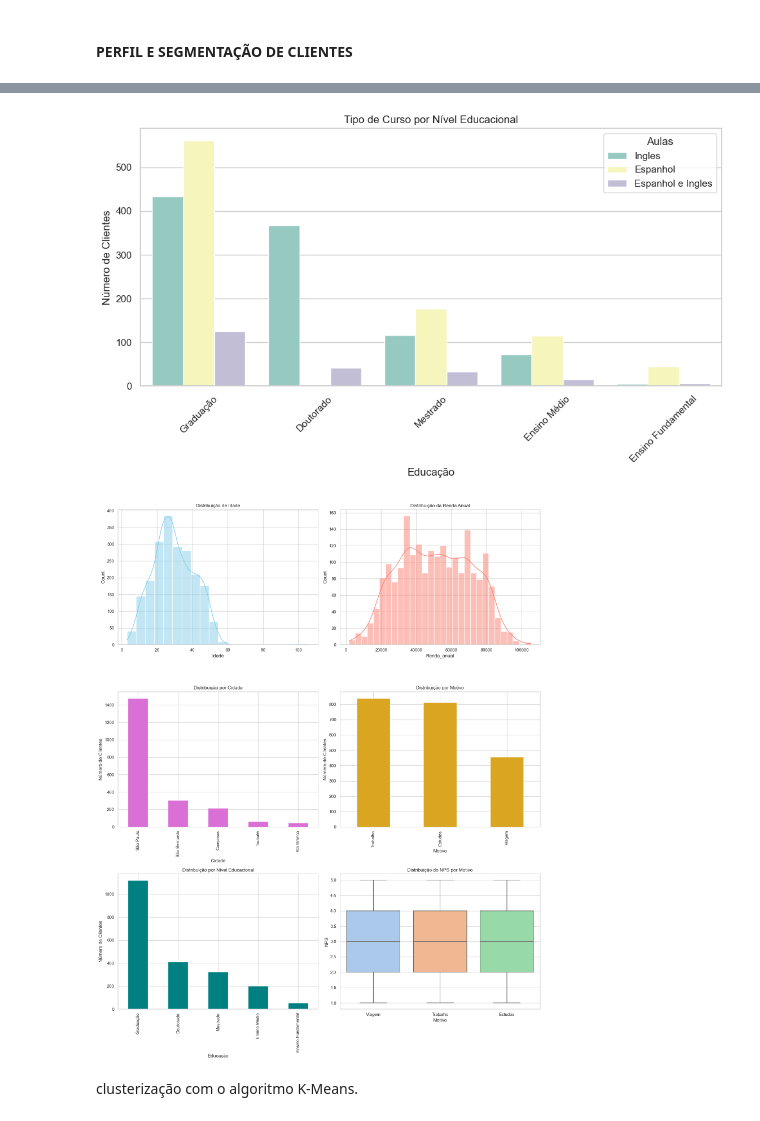
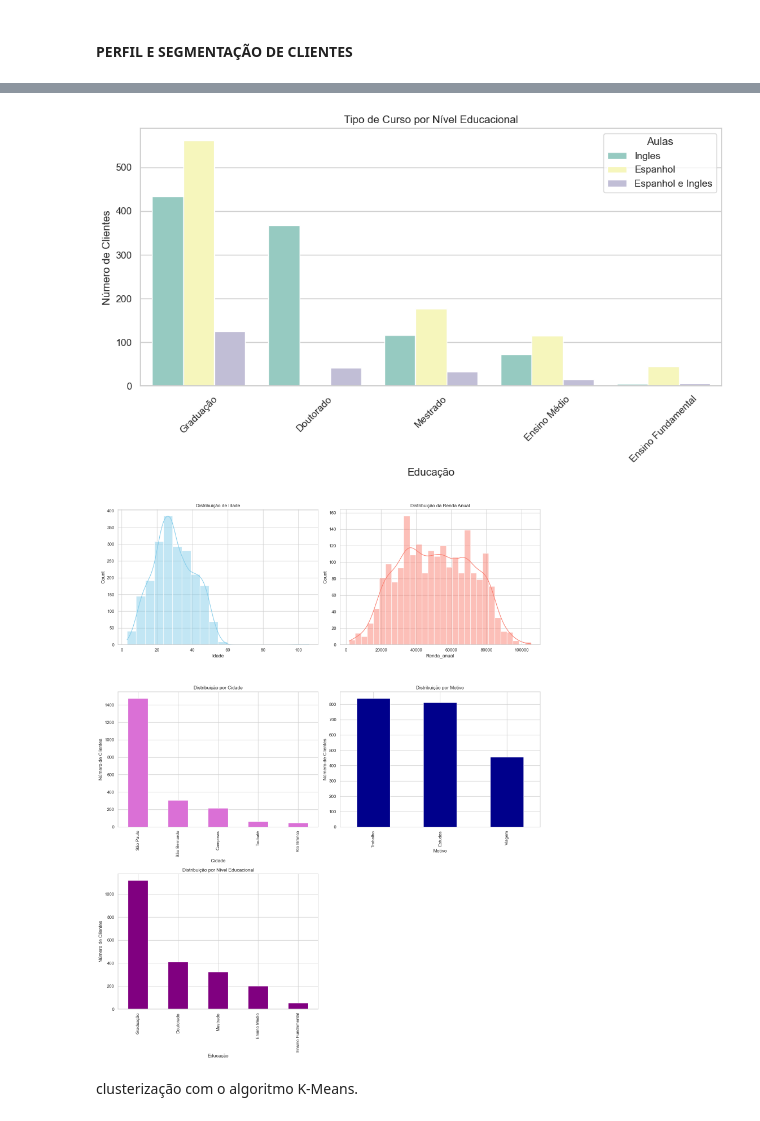
Before and after one commit to liviagcarvalho/LinguasI-Analise-Exploratoria, a Jupyter notebook: AnaliseExploratoria.ipynb, the cells around one changed output, grey strips where cells are left out. Drawn from its saved outputs; the diff is of its cells as text; code cells hidden in the pictures.

```diff
--- a/AnaliseExploratoria.ipynb
+++ b/AnaliseExploratoria.ipynb
@@ -55,6 +55,19 @@ df.describe()
 # %% [markdown]
 #### PERFIL E SEGMENTAÇÃO DE CLIENTES
 # %%
+# Perfil sociodemográfico dos clientes
+# Nível educacional médio por cluster
+# Distribuição geográfica da base
+# Poder aquisitivo por região
+
+# Variáveis para cruzar:
+# Cidade × Renda_anual
+# Education × Ano_de_nascimento (gerar idade)
+# Renda_anual × Banheiros_na_casa e Quartos_na_casa
+# Cidade × Motivo
+# Education × Motivo
+# Motivo × Aulas
+
 
 # Adicionando coluna de idade
 current_year = datetime.now().year
@@ -108,41 +121,36 @@ plt.title("Distribuição de Idade")
 # 2. Distribuição da Renda Anual
 plt.subplot(3, 2, 2)
 sns.histplot(df["Renda_anual"], bins=30, kde=True, color='salmon')
 plt.title("Distribuição da Renda Anual")
 
 # 3. Distribuição por Cidade
 plt.subplot(3, 2, 3)
 df["Cidade"].value_counts().plot(kind='bar', color='orchid')
 plt.title("Distribuição por Cidade")
 plt.xlabel("Cidade")
 plt.ylabel("Número de Clientes")
 
 # 4. Distribuição por Motivo
 plt.subplot(3, 2, 4)
-df["Motivo"].value_counts().plot(kind='bar', color='goldenrod')
+df["Motivo"].value_counts().plot(kind='bar', color='darkblue')
 plt.title("Distribuição por Motivo")
 plt.xlabel("Motivo")
 plt.ylabel("Número de Clientes")
 
 # 5. Distribuição por Nível Educacional
 plt.subplot(3, 2, 5)
-df["Education"].value_counts().plot(kind='bar', color='teal')
+df["Education"].value_counts().plot(kind='bar', color='purple')
 plt.title("Distribuição por Nível Educacional")
 plt.xlabel("Educação")
 plt.ylabel("Número de Clientes")
 
-# 6. Boxplot: NPS por Motivo
-plt.subplot(3, 2, 6)
-sns.boxplot(data=df, x="Motivo", y="NPS", palette="pastel")
-plt.title("Distribuição do NPS por Motivo")
-
 plt.tight_layout()
 plt.show()
 # %% [output]
 [figure]
 [figure]
 [figure]
-[figure, old version]
+[figure, new version]
 # %% [markdown]
 clusterização com o algoritmo K-Means.
 # %%
```
Also changed, not shown: parts of 6 cells of this notebook, 2 other files.
